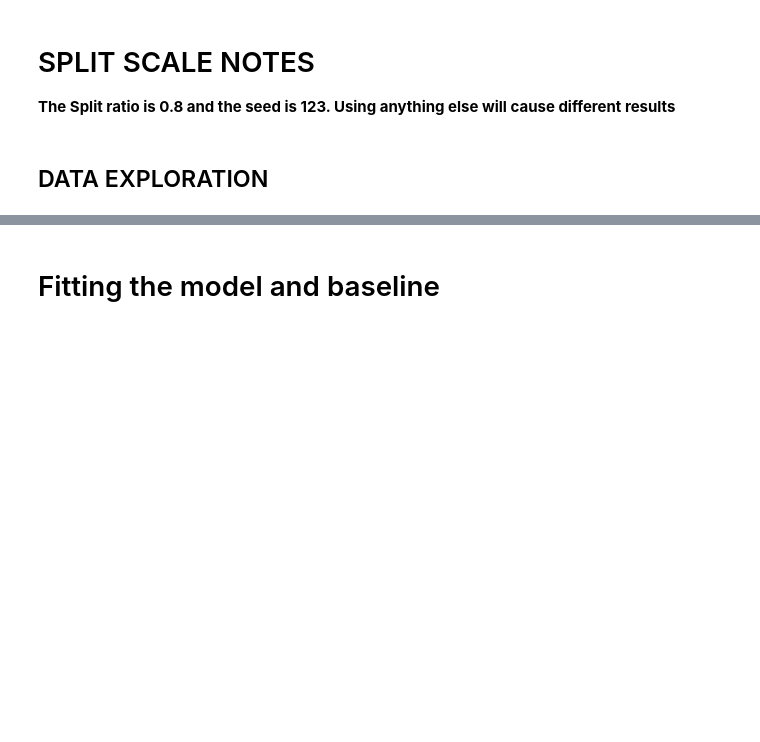
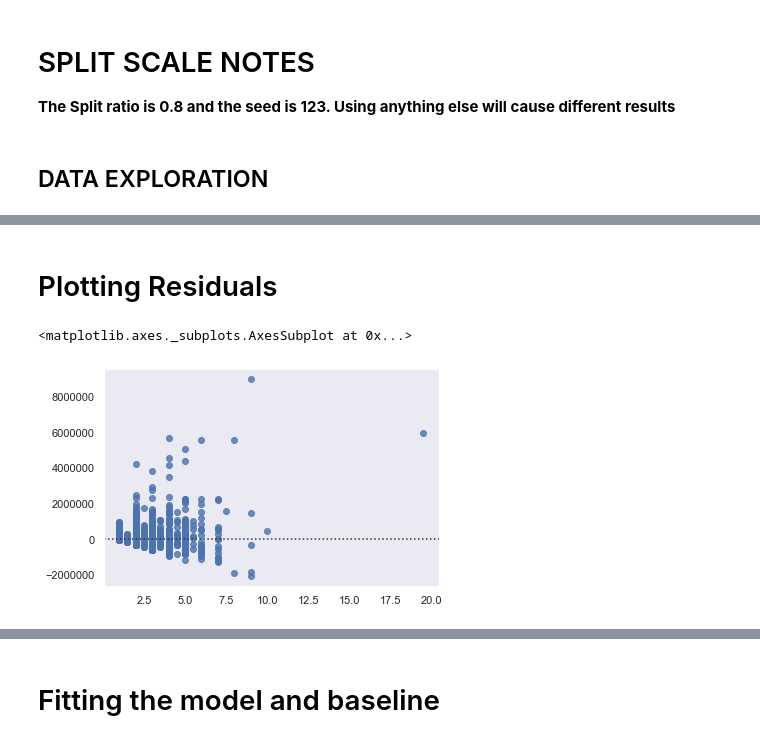
Before and after one commit to Padraic-Doran/zillow_project, a Jupyter notebook: zillow_project.ipynb, the cells around one changed output, grey strips where cells are left out. Drawn from its saved outputs; the diff is of its cells as text; code cells hidden in the pictures; blank space fills up the shorter version.

```diff
--- a/zillow_project.ipynb
+++ b/zillow_project.ipynb
@@ -297,3 +297,20 @@ Warnings:
 [1] Standard Errors assume that the covariance matrix of the errors is correctly specified.
 [2] The condition number is large, 3.57e+03. This might indicate that there are
 strong multicollinearity or other numerical problems.
+# %% [markdown]
+# Plotting Residuals
+# %%
+def plot_residuals(x, y):
+    '''
+    Plots the residuals of a model that uses x to predict y. Note that we don't
+    need to make any predictions ourselves here, seaborn will create the model
+    and predictions for us under the hood with the `residplot` function.
+    '''
+    return sns.residplot(x, y)
+# %%
+x = test[['bathroom_count']]
+y = test[['assessed_property_value']]
+plot_residuals(x,y)
+# %% [output]
+<matplotlib.axes._subplots.AxesSubplot at 0x...>
+[figure, added]
```
Also changed, not shown: parts of 37 cells of this notebook, 2 other files.
